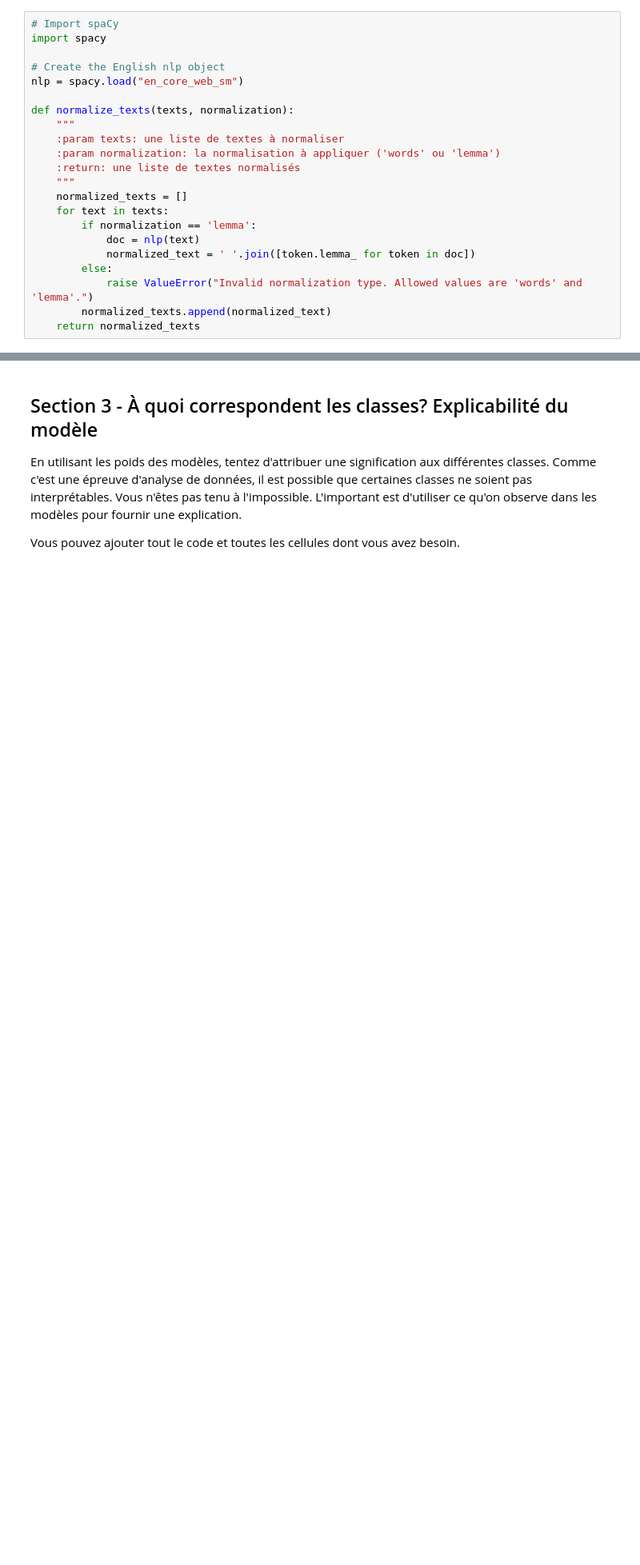
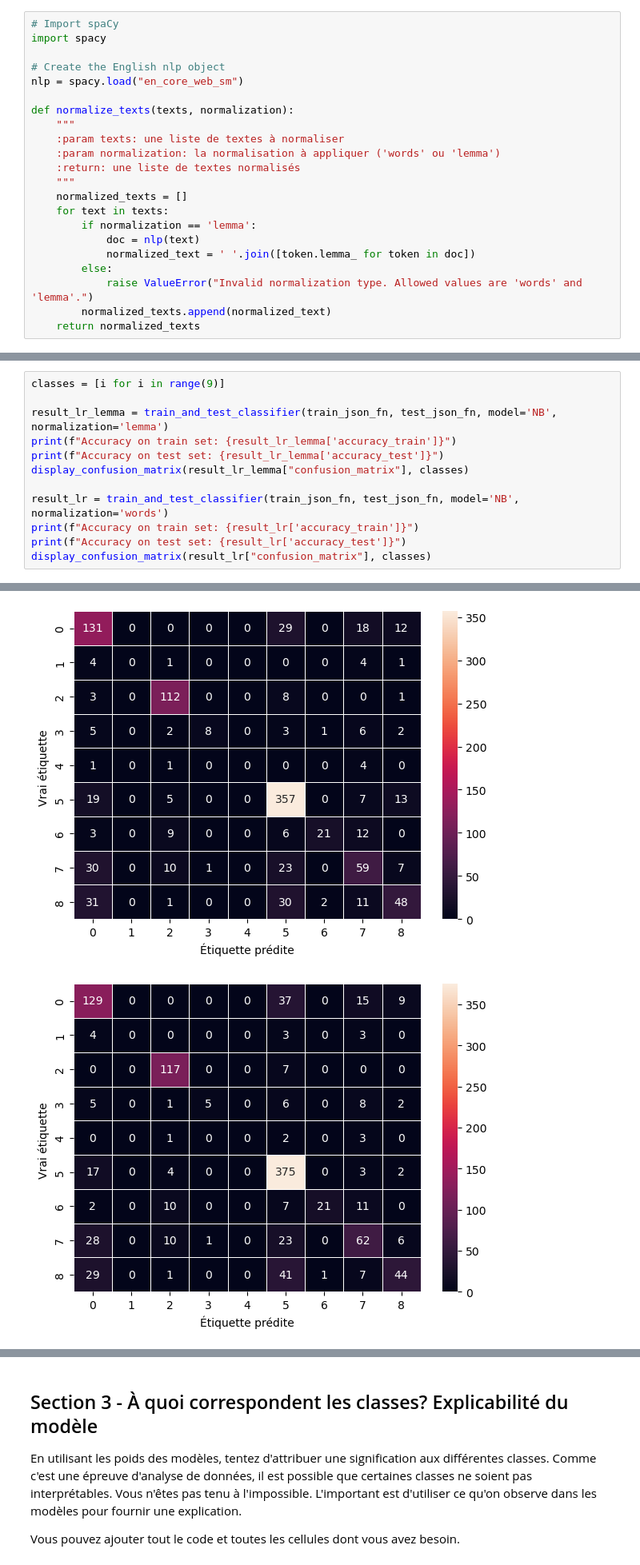
Before and after one commit to iyoussef1079/Travaux-pratiques-NLP, a Jupyter notebook: tp1_2023/tp1_2023/t3_classifier_incidents.ipynb, the cells around one changed output, grey strips where cells are left out. Shown at 80% size. Cells and saved outputs as stored; diff of their text form; blank space fills up the shorter version.

```diff
--- a/tp1_2023/tp1_2023/t3_classifier_incidents.ipynb
+++ b/tp1_2023/tp1_2023/t3_classifier_incidents.ipynb
@@ -199,0 +209,13 @@ Matrice de confusion
+# %%
+classes = [i for i in range(9)]
+
+result_lr_lemma = train_and_test_classifier(train_json_fn, test_json_fn, model='NB', normalization='lemma')
+print(f"Accuracy on train set: {result_lr_lemma['accuracy_train']}")
+print(f"Accuracy on test set: {result_lr_lemma['accuracy_test']}")
+display_confusion_matrix(result_lr_lemma["confusion_matrix"], classes)
+
+result_lr = train_and_test_classifier(train_json_fn, test_json_fn, model='NB', normalization='words')
+print(f"Accuracy on train set: {result_lr['accuracy_train']}")
+print(f"Accuracy on test set: {result_lr['accuracy_test']}")
+display_confusion_matrix(result_lr["confusion_matrix"], classes)
+# %% [output]
@@ -199,0 +232,2 @@ Matrice de confusion
+[figure, added]
+[figure, added]
```
Also changed, not shown: parts of 21 cells of this notebook, 1 other file.
